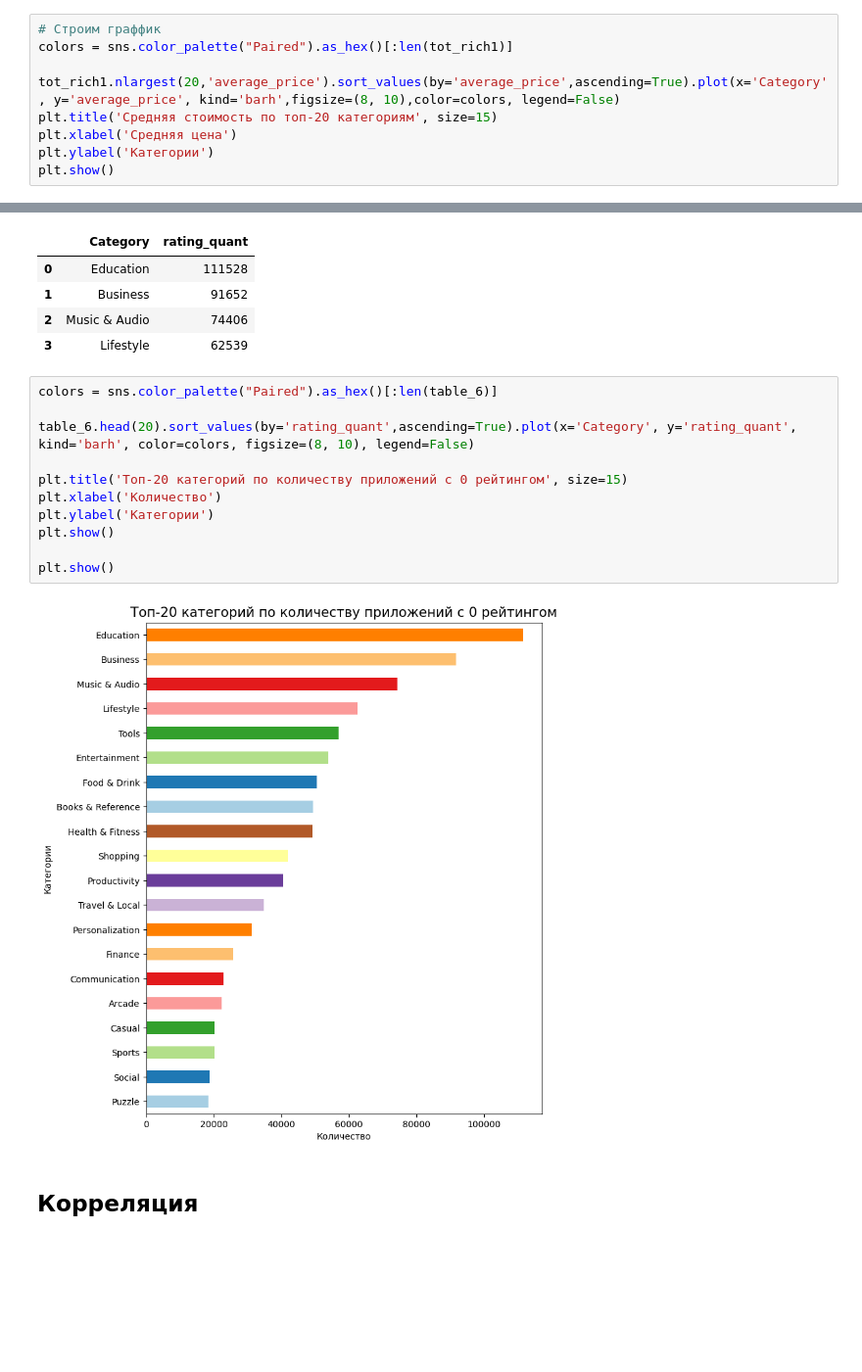
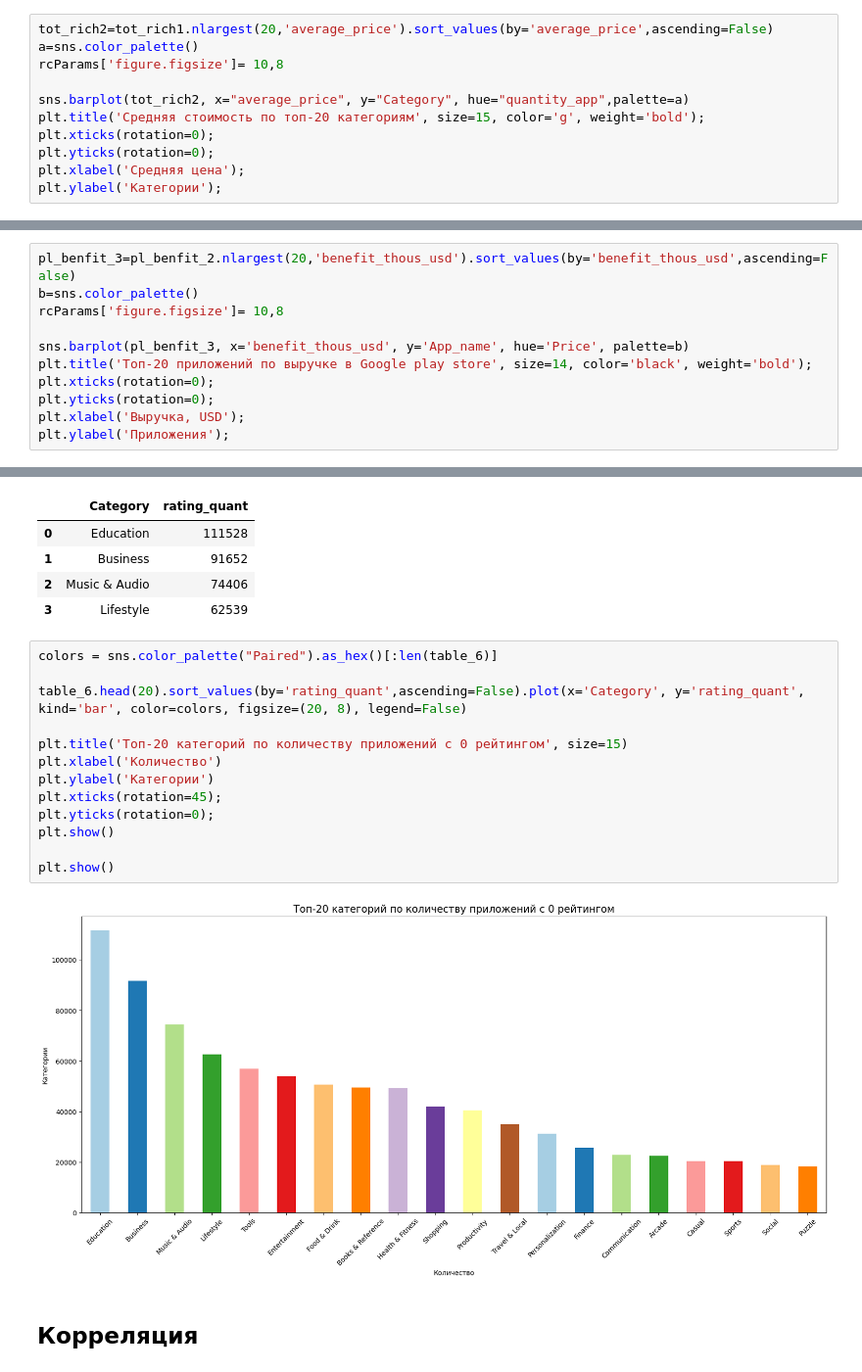
Before and after one commit to Valentin1313/DA_final_project, a Jupyter notebook: Final_Research.ipynb, the cells around one changed output, grey strips where cells are left out. Shown at 98% size. Cells and saved outputs as stored; diff of their text form; blank space fills up the shorter version.

```diff
--- a/Final_Research.ipynb
+++ b/Final_Research.ipynb
@@ -797,10 +776,12 @@ tot_rich1.head(5)
 # %%
-# Строим граффик
-colors = sns.color_palette("Paired").as_hex()[:len(tot_rich1)]
+tot_rich2=tot_rich1.nlargest(20,'average_price').sort_values(by='average_price',ascending=False)
+a=sns.color_palette()
+rcParams['figure.figsize']= 10,8
 
-tot_rich1.nlargest(20,'average_price').sort_values(by='average_price',ascending=True).plot(x='Category', y='average_price', kind='barh',figsize=(8, 10),color=colors, legend=False)
-plt.title('Средняя стоимость по топ-20 категориям', size=15)
-plt.xlabel('Средняя цена')
-plt.ylabel('Категории')
-plt.show()
+sns.barplot(tot_rich2, x="average_price", y="Category", hue="quantity_app",palette=a)
+plt.title('Средняя стоимость по топ-20 категориям', size=15, color='g', weight='bold');
+plt.xticks(rotation=0);
+plt.yticks(rotation=0);
+plt.xlabel('Средняя цена');
+plt.ylabel('Категории');
 # %% [output]
@@ -839,0 +813,11 @@ plt.show()
+# %%
+pl_benfit_3=pl_benfit_2.nlargest(20,'benefit_thous_usd').sort_values(by='benefit_thous_usd',ascending=False)
+b=sns.color_palette()
+rcParams['figure.figsize']= 10,8
+
+sns.barplot(pl_benfit_3, x='benefit_thous_usd', y='App_name', hue='Price', palette=b)
+plt.title('Топ-20 приложений по выручке в Google play store', size=14, color='black', weight='bold');
+plt.xticks(rotation=0);
+plt.yticks(rotation=0);
+plt.xlabel('Выручка, USD');
+plt.ylabel('Приложения');
@@ -1052,16 +1020,18 @@ table_6.head(4)
 # %%
 colors = sns.color_palette("Paired").as_hex()[:len(table_6)]
 
-table_6.head(20).sort_values(by='rating_quant',ascending=True).plot(x='Category', y='rating_quant', kind='barh', color=colors, figsize=(8, 10), legend=False)
+table_6.head(20).sort_values(by='rating_quant',ascending=False).plot(x='Category', y='rating_quant', kind='bar', color=colors, figsize=(20, 8), legend=False)
 
 plt.title('Топ-20 категорий по количеству приложений с 0 рейтингом', size=15)
 plt.xlabel('Количество')
 plt.ylabel('Категории')
+plt.xticks(rotation=45);
+plt.yticks(rotation=0);
 plt.show()
 
 plt.show()
 # %% [output]
-[figure, old version]
+[figure, new version]
 # %% [markdown]
 ## Корреляция
 # %%
```
Also changed, not shown: parts of 31 cells of this notebook.
